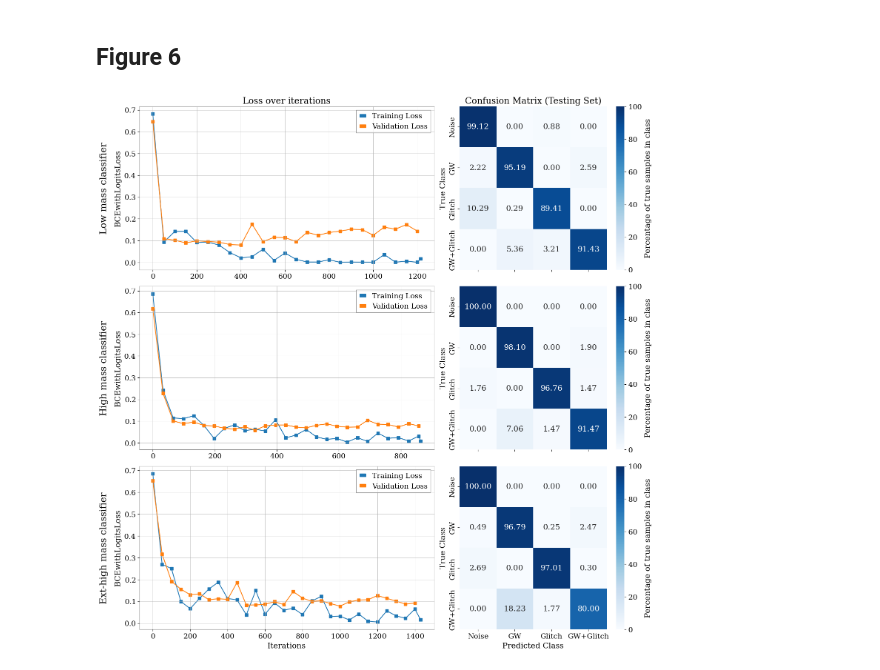
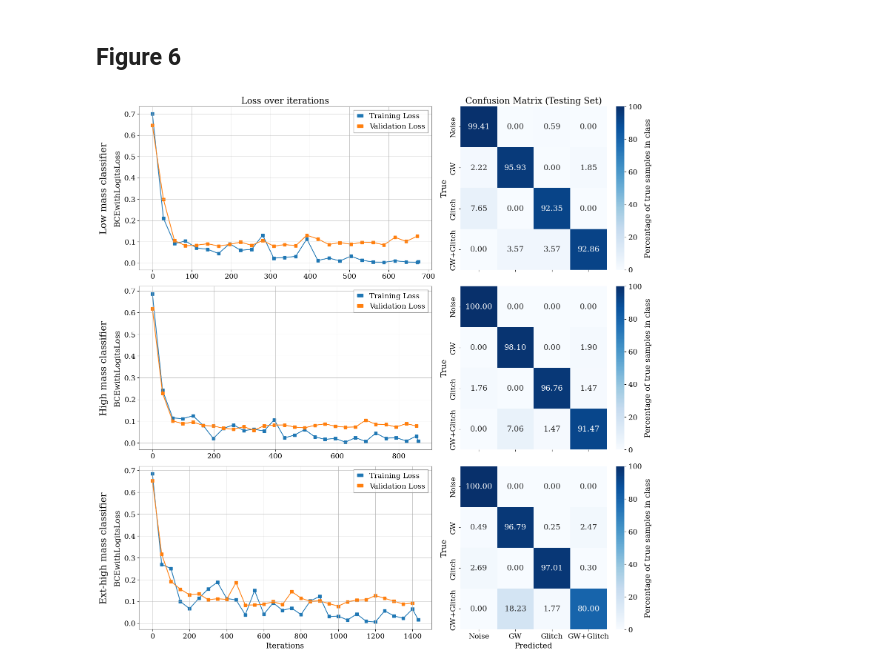
Before and after one commit to AryamannRao/LISAGlitchSignalClassifier, a Jupyter notebook: src/notebooks/figure_generator.ipynb, the cells around one changed output. Drawn from its saved outputs; the diff is of its cells as text; code cells hidden in the pictures.

```diff
--- a/src/notebooks/figure_generator.ipynb
+++ b/src/notebooks/figure_generator.ipynb
@@ -308,11 +326,11 @@ plt.show()
 # %% [markdown]
 ## Figure 6
 # %%
-lm_results_path = TRAINING_RESULTS/ 'low_mass'/ 'good_runs' /'run_150426_215715'/'results.pt'
+lm_results_path = TRAINING_RESULTS/ 'low_mass'/ 'good_runs' /'run_040526_211125'/'results.pt'
 lm_results = torch.load(lm_results_path)
 lm_iters, lm_train_loss, lm_valid_loss, *_ = lm_results
 
-lm_results_path = TRAINING_RESULTS/ 'low_mass'/ 'good_runs' /'run_150426_215715'
+lm_results_path = TRAINING_RESULTS/ 'low_mass'/ 'good_runs' /'run_040526_211125'
 lm_cm = np.load(lm_results_path / 'confusion_matrix.npz')['cm']
 
 hm_results_path = TRAINING_RESULTS/ 'high_mass'/ 'good_runs' /'run_150426_223439'/'results.pt'
@@ -348,7 +366,7 @@ axes[0,0].legend()
 sns.heatmap(lm_cm, annot=True, cmap='Blues', ax=axes[0,1], fmt=".2f",
              xticklabels=labels_names, yticklabels=labels_names, vmin=0, vmax=100)
 axes[0,1].tick_params(axis='x', labelbottom=False)
-axes[0,1].set_ylabel("True Class")
+axes[0,1].set_ylabel("True")
 axes[0,1].set_title("Confusion Matrix (Testing Set)")
 axes[0,1].collections[0].colorbar.set_label("Percentage of true samples in class")
 axes[0,1].grid(False)
@@ -361,34 +379,34 @@ axes[1,0].text(-0.12, 0.5, "High mass classifier",
              transform=axes[1,0].transAxes,
              rotation=90, fontsize=label_size*1.2,
              va='center', ha='center')
 axes[1,0].legend()
 
 sns.heatmap(hm_cm, annot=True, cmap='Blues', ax=axes[1,1], fmt=".2f",
              xticklabels=labels_names, yticklabels=labels_names, vmin=0, vmax=100)
 axes[1,1].tick_params(axis='x', labelbottom=False)
-axes[1,1].set_ylabel("True Class")
+axes[1,1].set_ylabel("True")
 axes[1,1].collections[0].colorbar.set_label("Percentage of true samples in class")
 axes[1,1].grid(False)
 
 axes[2,0].plot(ehm_iters[:len(ehm_train_loss)], ehm_train_loss, marker='s', label='Training Loss')
 axes[2,0].plot(ehm_iters[:len(ehm_valid_loss)], ehm_valid_loss, marker='s', label='Validation Loss')
 axes[2,0].set_xlabel("Iterations")
 axes[2,0].set_ylabel("BCEwithLogitsLoss")
 axes[2,0].tick_params(axis='y')
 axes[2,0].text(-0.12, 0.5, "Ext-high mass classifier",
              transform=axes[2,0].transAxes,
              rotation=90, fontsize=label_size*1.2,
              va='center', ha='center')
 axes[2,0].legend()
 
 sns.heatmap(ehm_cm, annot=True, cmap='Blues', ax=axes[2,1], fmt=".2f",
             xticklabels=labels_names, yticklabels=labels_names, vmin=0, vmax=100)
-axes[2,1].set_xlabel("Predicted Class")
-axes[2,1].set_ylabel("True Class")
+axes[2,1].set_xlabel("Predicted")
+axes[2,1].set_ylabel("True")
 axes[2,1].collections[0].colorbar.set_label("Percentage of true samples in class")
 axes[2,1].grid(False)
 
 plt.savefig(FIGURES / 'model_performance.png', dpi=300, bbox_inches='tight')
 plt.show()
 # %% [output]
-[figure, old version]
+[figure, new version]
```
Also changed, not shown: parts of 3 cells of this notebook, 7 other files.
